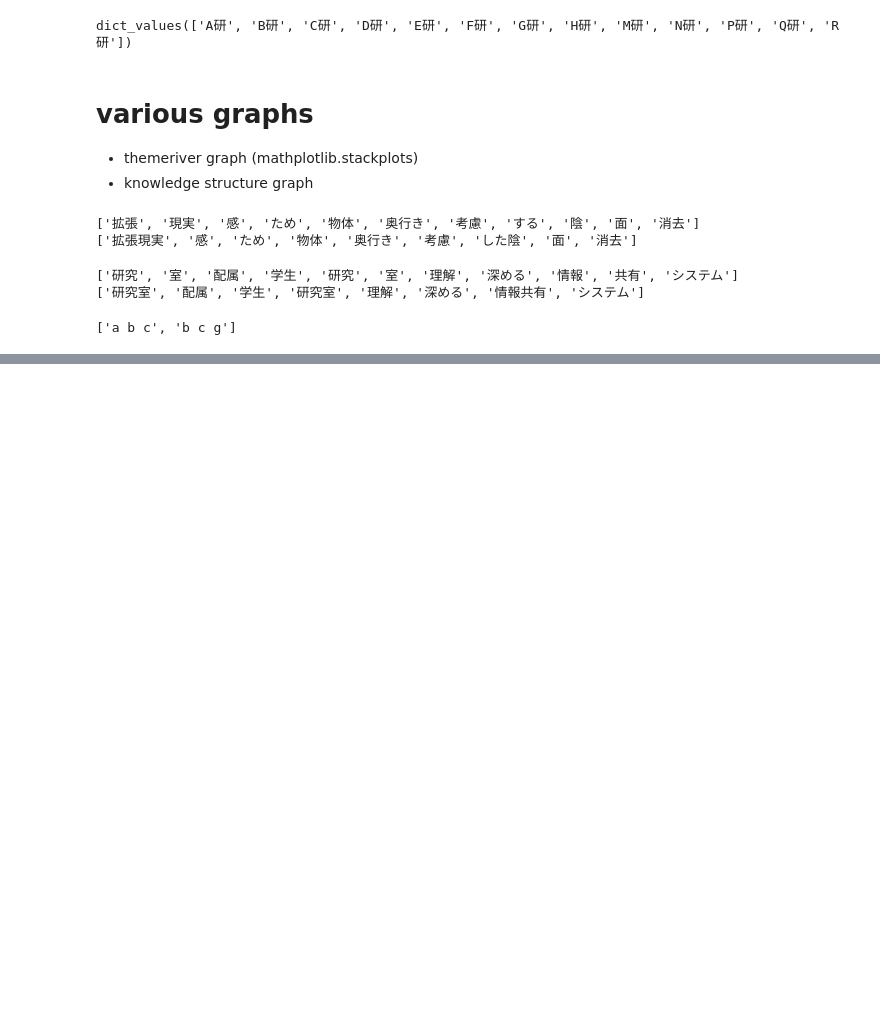
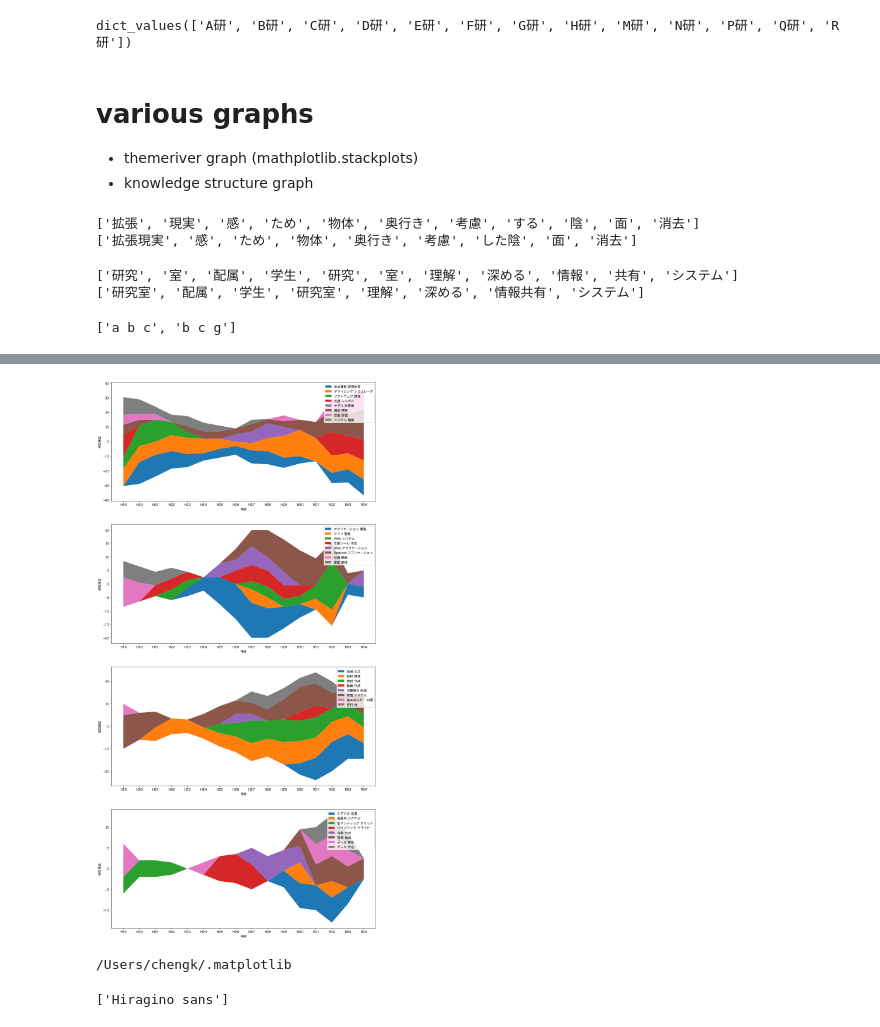
Before and after one commit to kuhaha/text_visualize, a Jupyter notebook: theme_evolution.ipynb, the cells around one changed output, grey strips where cells are left out. Drawn from its saved outputs; the diff is of its cells as text; code cells hidden in the pictures; blank space fills up the shorter version.

```diff
--- a/theme_evolution.ipynb
+++ b/theme_evolution.ipynb
@@ -99,24 +99,17 @@ ngram(['a','b', 'c', 'g'], 3)
 # %% [output]
 ['a b c', 'b c g']
 # %%
-def topk(i, j, n, stopwords=0):
+def topk(i, j, topn, lab="研", stopwords=0):
     y1, y2 = years[i],years[j]
     df1 = None
-    df1 = df[(df['研究室'].str.contains("研")) & (df['年度']>=y1) & (df['年度']<=y2)]
+    df1 = df[(df['研究室'].str.contains(lab)) & (df['年度']>=y1) & (df['年度']<=y2)]
     titles =  [ t[0] for t in df1.loc[:,['題目']].values]
     freq = collections.defaultdict(int)
     for text in titles:
         words = wkt.word_seq(text, parser=mecab)
-        glist = ngram(words, 3)
+        glist = ngram(words, 2)
 #         print(glist)
         for g in glist:
             freq[g] += 1
     freq = sorted(freq.items(), key=lambda x: x[1], reverse=True)
-    return freq[stopwords:n]
-
-k, s = 40, 1
-top10 = topk(0,7,k,stopwords=s)
-print(top10)
-print()
-top10 = topk(10,17,k,stopwords=s)
-print(top10)
+    return freq[stopwords:topn+stopwords]
@@ -126,0 +236,54 @@ print(top10)
+# %%
+import matplotlib.pyplot as plt
+fig = plt.figure(figsize=[15,40])
+y_axis = [ [list(t)[i] for t in y ] for i,_ in enumerate(base)]
+
+
+ax1 = fig.add_subplot(5,1,1)
+ax2 = fig.add_subplot(5,1,2)
+ax3 = fig.add_subplot(5,1,3)
+ax4 = fig.add_subplot(5,1,4)
+
+d = 8
+i = 0
+labels = list(base)[i:i+d]
+ax1.stackplot(x, *(y_axis[i:i+d]), labels=labels, baseline='sym')
+ax1.legend(loc='best')
+ax1.set_xlabel('年度')
+ax1.set_ylabel('使用頻度')
+
+i += d
+labels = list(base)[i:i+d]
+ax2.stackplot(x, *(y_axis[i:i+d]), labels=labels, baseline='sym')
+ax2.legend(loc='best')
+ax2.set_xlabel('年度')
+ax2.set_ylabel('使用頻度')
+
+i += d
+labels = list(base)[i:i+d]
+ax3.stackplot(x, *(y_axis[i:i+d]), labels=labels, baseline='sym')
+ax3.legend(loc='best')
+ax3.set_xlabel('年度')
+ax3.set_ylabel('使用頻度')
+
+i += d
+labels = list(base)[i:i+d]
+ax4.stackplot(x, *(y_axis[i:i+d]), labels=labels, baseline='sym')
+ax4.legend(loc='best')
+ax4.set_xlabel('年度')
+ax4.set_ylabel('使用頻度')
+
+
+plt.show()
+# %% [output]
+[figure, added]
+# %%
+import matplotlib
+print(matplotlib.get_configdir())
+# %% [output]
+/Users/chengk/.matplotlib
+# %%
+import matplotlib
+print(matplotlib.rcParams ['font.family'])
+# %% [output]
+['Hiragino sans']
```
Also changed, not shown: parts of 7 cells of this notebook.
